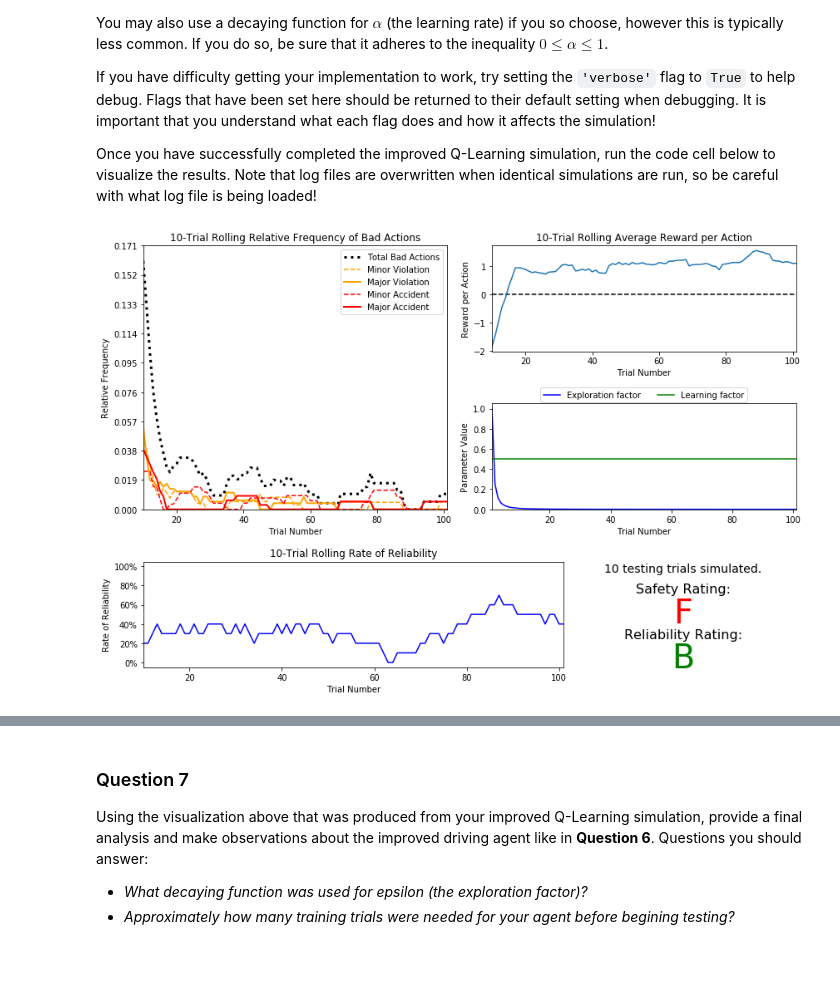
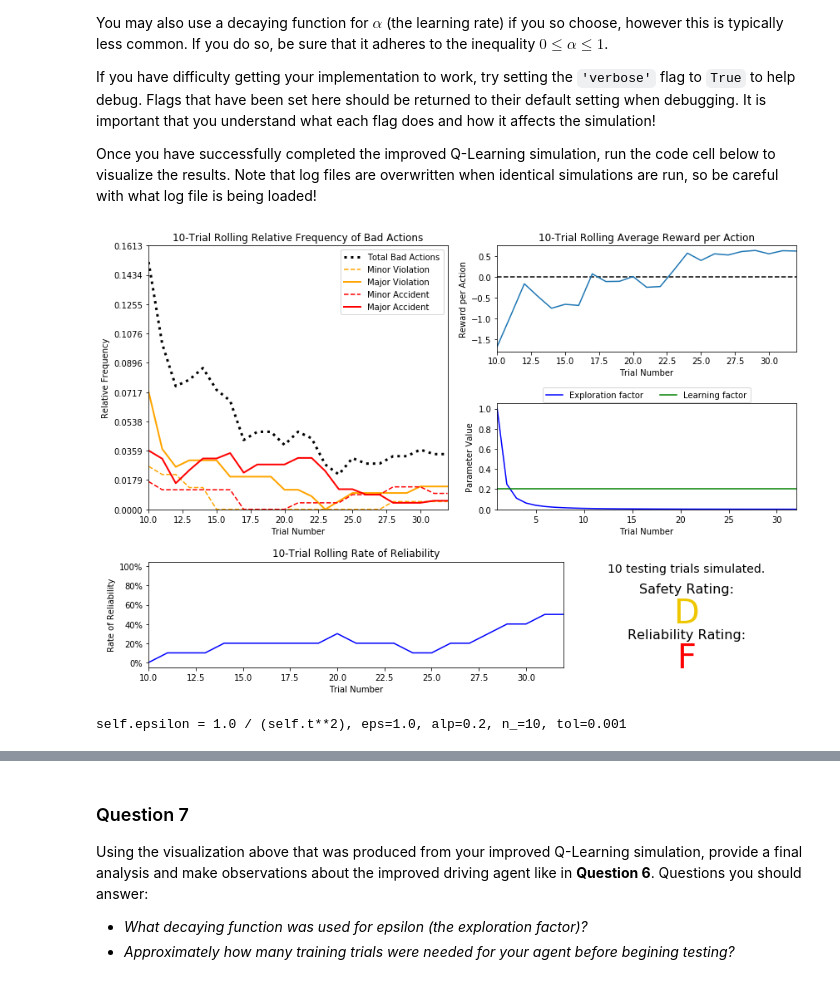
Before and after one commit to cidelab/MachineLearnResearch, a Jupyter notebook: smartcab/smartcab.ipynb, the cells around one changed output, grey strips where cells are left out. Saved outputs shown, nothing was run; the diff lists cells and outputs as text; code cells hidden in the pictures.

```diff
--- a/smartcab/smartcab.ipynb
+++ b/smartcab/smartcab.ipynb
@@ -262,6 +262,8 @@ If you have difficulty getting your implementation to work, try setting the `'ve
 Once you have successfully completed the improved Q-Learning simulation, run the code cell below to visualize the results. Note that log files are overwritten when identical simulations are run, so be careful with what log file is being loaded!
 # %%
 # Load the 'sim_improved-learning' file from the improved Q-Learning simulation
-vs.plot_trials('sim_improved-learning.csv')
+vs.plot_trials('sim_improved-learning-1.csv')
+print("self.epsilon = 1.0 / (self.t**2), eps=1.0, alp=0.2, n_=10, tol=0.001")
 # %% [output]
-[figure, old version]
+[figure, new version]
+self.epsilon = 1.0 / (self.t**2), eps=1.0, alp=0.2, n_=10, tol=0.001
```
Also changed, not shown: parts of 7 cells of this notebook, 23 other files.
